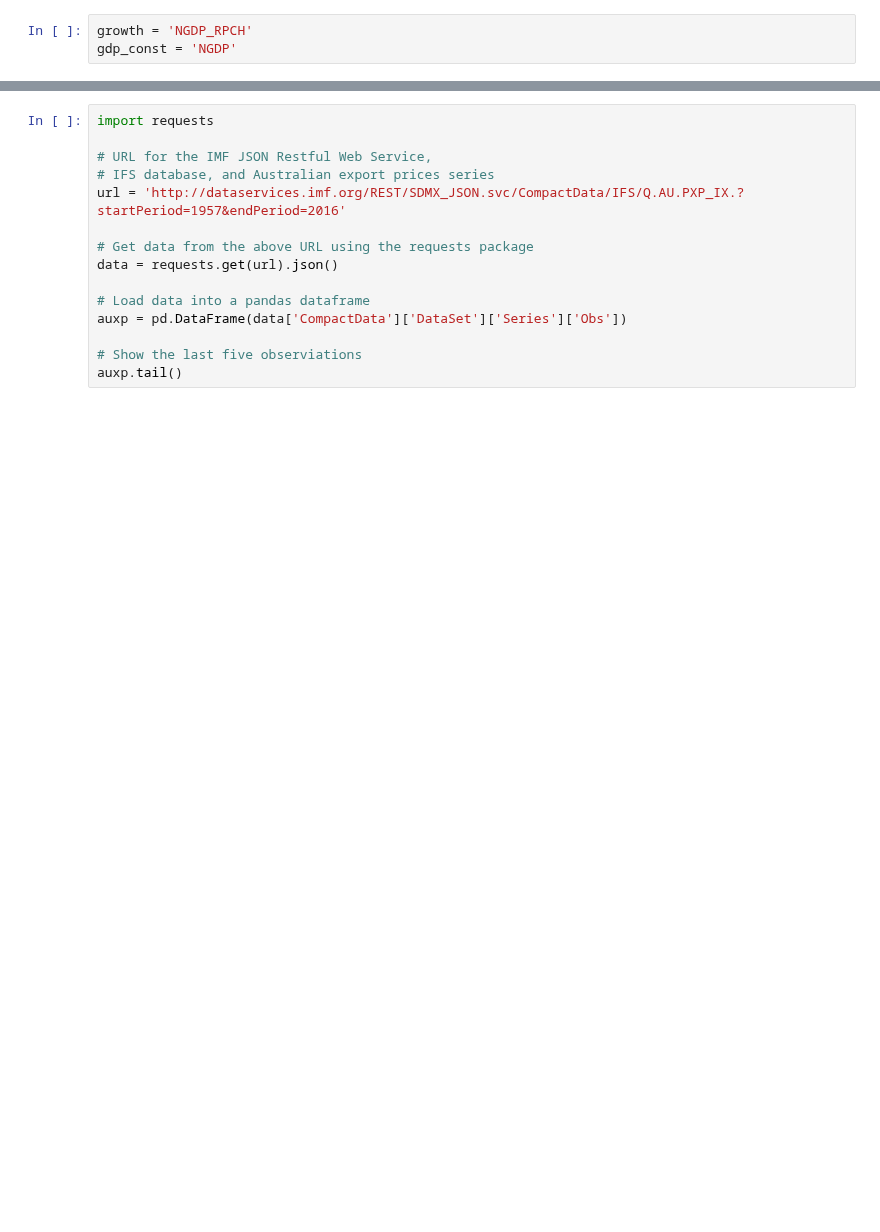
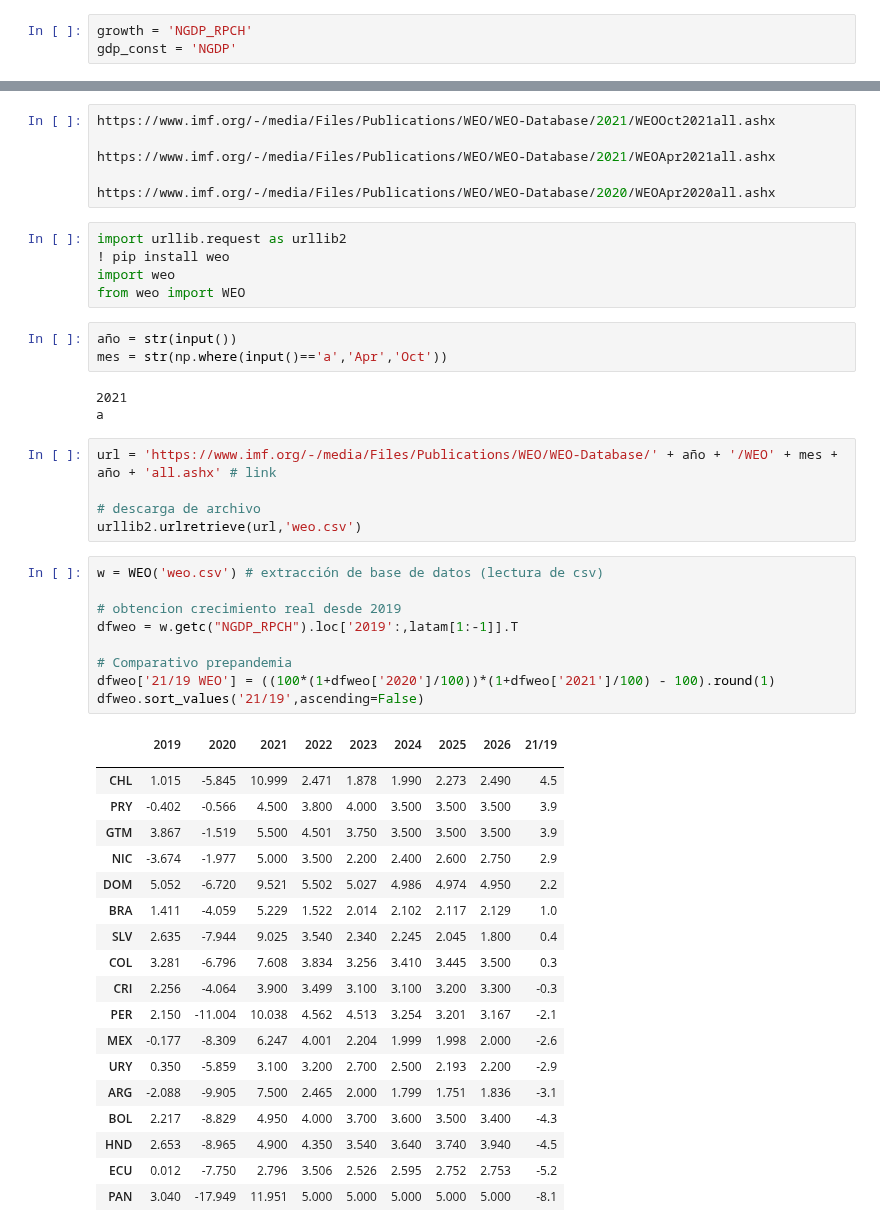
Before and after one commit to samyff12/LATAM, a Jupyter notebook: IMF_BM.ipynb, the cells around one changed output, grey strips where cells are left out. Saved outputs shown, nothing was run; the diff lists cells and outputs as text; blank space fills up the shorter version.

```diff
--- a/IMF_BM.ipynb
+++ b/IMF_BM.ipynb
@@ -119,15 +93,51 @@ Downloaded 2021-Oct WEO dataset
-# %%
-import requests
-
-# URL for the IMF JSON Restful Web Service,
-# IFS database, and Australian export prices series
-url = 'http://dataservices.imf.org/REST/SDMX_JSON.svc/CompactData/IFS/Q.AU.PXP_IX.?startPeriod=1957&endPeriod=2016'
-
-# Get data from the above URL using the requests package
-data = requests.get(url).json()
-
-# Load data into a pandas dataframe
-auxp = pd.DataFrame(data['CompactData']['DataSet']['Series']['Obs'])
-
-# Show the last five observiations
-auxp.tail()
+# %%
+https://www.imf.org/-/media/Files/Publications/WEO/WEO-Database/2021/WEOOct2021all.ashx
+
+https://www.imf.org/-/media/Files/Publications/WEO/WEO-Database/2021/WEOApr2021all.ashx
+
+https://www.imf.org/-/media/Files/Publications/WEO/WEO-Database/2020/WEOApr2020all.ashx
+# %%
+import urllib.request as urllib2
+! pip install weo
+import weo
+from weo import WEO
+# %%
+año = str(input())
+mes = str(np.where(input()=='a','Apr','Oct'))
+# %% [output]
+2021
+a
+# %%
+url = 'https://www.imf.org/-/media/Files/Publications/WEO/WEO-Database/' + año + '/WEO' + mes + año + 'all.ashx' # link
+
+# descarga de archivo
+urllib2.urlretrieve(url,'weo.csv')
+# %%
+w = WEO('weo.csv') # extracción de base de datos (lectura de csv)
+
+# obtencion crecimiento real desde 2019
+dfweo = w.getc("NGDP_RPCH").loc['2019':,latam[1:-1]].T
+
+# Comparativo prepandemia
+dfweo['21/19 WEO'] = ((100*(1+dfweo['2020']/100))*(1+dfweo['2021']/100) - 100).round(1)
+dfweo.sort_values('21/19',ascending=False)
+# %% [output]
+|  | 2019 | 2020 | 2021 | 2022 | 2023 | 2024 | 2025 | 2026 | 21/19 |
+|  |  |  |  |  |  |  |  |  |  |
+| CHL | 1.015 | -5.845 | 10.999 | 2.471 | 1.878 | 1.990 | 2.273 | 2.490 | 4.5 |
+| PRY | -0.402 | -0.566 | 4.500 | 3.800 | 4.000 | 3.500 | 3.500 | 3.500 | 3.9 |
+| GTM | 3.867 | -1.519 | 5.500 | 4.501 | 3.750 | 3.500 | 3.500 | 3.500 | 3.9 |
+| NIC | -3.674 | -1.977 | 5.000 | 3.500 | 2.200 | 2.400 | 2.600 | 2.750 | 2.9 |
+| DOM | 5.052 | -6.720 | 9.521 | 5.502 | 5.027 | 4.986 | 4.974 | 4.950 | 2.2 |
+| BRA | 1.411 | -4.059 | 5.229 | 1.522 | 2.014 | 2.102 | 2.117 | 2.129 | 1.0 |
+| SLV | 2.635 | -7.944 | 9.025 | 3.540 | 2.340 | 2.245 | 2.045 | 1.800 | 0.4 |
+| COL | 3.281 | -6.796 | 7.608 | 3.834 | 3.256 | 3.410 | 3.445 | 3.500 | 0.3 |
+| CRI | 2.256 | -4.064 | 3.900 | 3.499 | 3.100 | 3.100 | 3.200 | 3.300 | -0.3 |
+| PER | 2.150 | -11.004 | 10.038 | 4.562 | 4.513 | 3.254 | 3.201 | 3.167 | -2.1 |
+| MEX | -0.177 | -8.309 | 6.247 | 4.001 | 2.204 | 1.999 | 1.998 | 2.000 | -2.6 |
+| URY | 0.350 | -5.859 | 3.100 | 3.200 | 2.700 | 2.500 | 2.193 | 2.200 | -2.9 |
+| ARG | -2.088 | -9.905 | 7.500 | 2.465 | 2.000 | 1.799 | 1.751 | 1.836 | -3.1 |
+| BOL | 2.217 | -8.829 | 4.950 | 4.000 | 3.700 | 3.600 | 3.500 | 3.400 | -4.3 |
+| HND | 2.653 | -8.965 | 4.900 | 4.350 | 3.540 | 3.640 | 3.740 | 3.940 | -4.5 |
+| ECU | 0.012 | -7.750 | 2.796 | 3.506 | 2.526 | 2.595 | 2.752 | 2.753 | -5.2 |
+| PAN | 3.040 | -17.949 | 11.951 | 5.000 | 5.000 | 5.000 | 5.000 | 5.000 | -8.1 |
```
Also changed, not shown: parts of 10 cells of this notebook.
